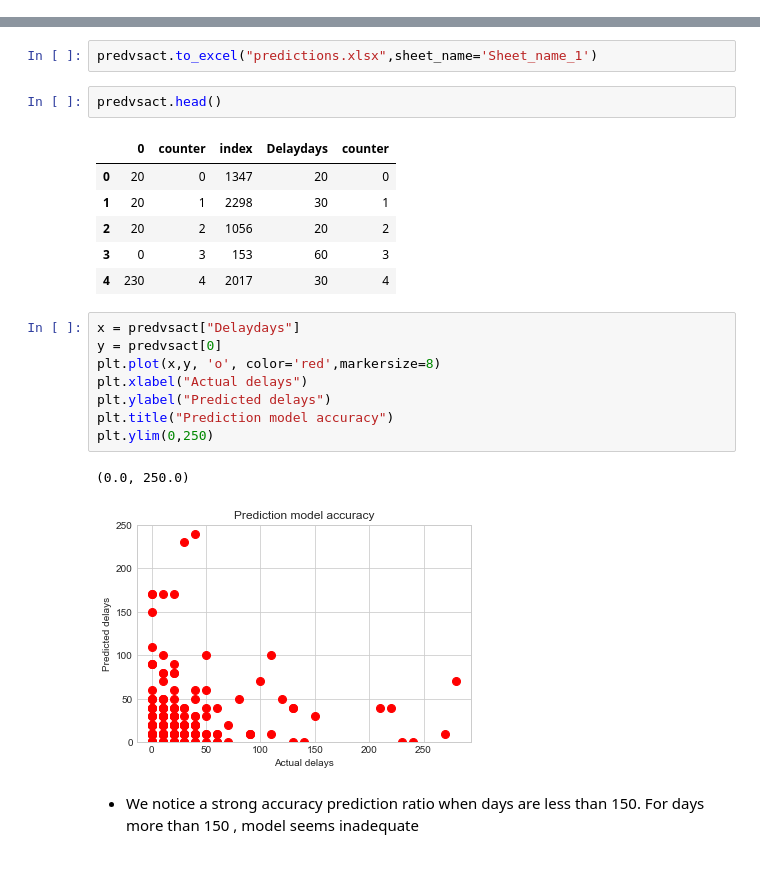
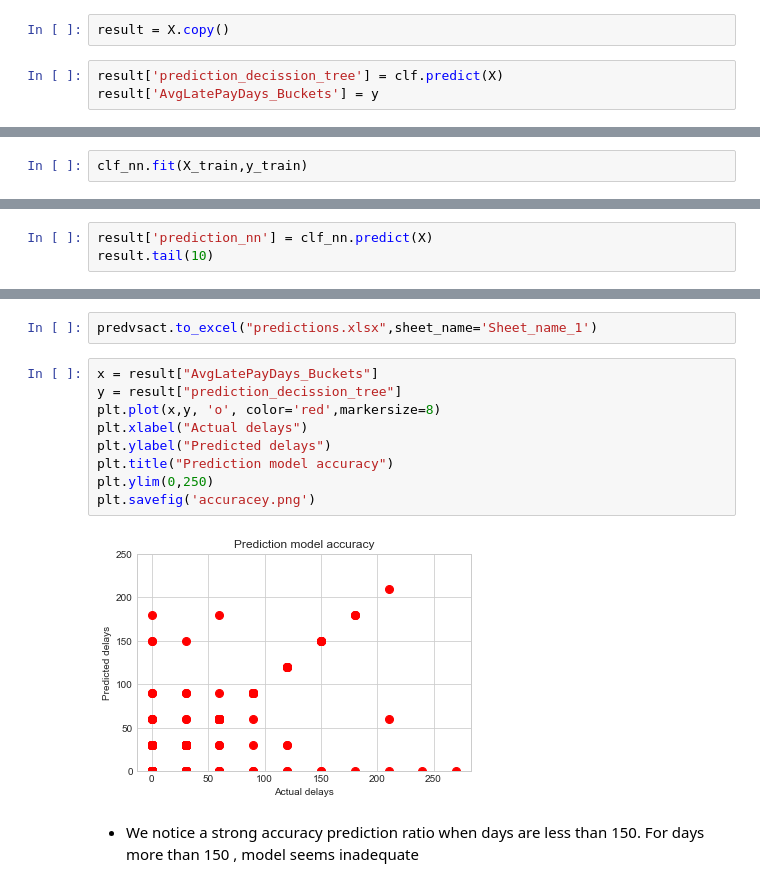
Before and after one commit to s610917/ProjectML, a Jupyter notebook: DelayPayments_prediction.ipynb, the cells around one changed output, grey strips where cells are left out. Saved outputs shown, nothing was run; the diff lists cells and outputs as text.

```diff
--- a/DelayPayments_prediction.ipynb
+++ b/DelayPayments_prediction.ipynb
@@ -202,0 +246,5 @@ array([[23, 16, 11,  3,  4,  3,  1,  0,  0,  3,  0,  1,  0,  0,  0,  1,
+# %%
+result = X.copy()
+# %%
+result['prediction_decission_tree'] = clf.predict(X)
+result['AvgLatePayDays_Buckets'] = y
@@ -206,0 +279,2 @@ cross_val_score(clf_nn, X,y)
+# %%
+clf_nn.fit(X_train,y_train)
@@ -206,0 +308,3 @@ cross_val_score(clf_nn, X,y)
+# %%
+result['prediction_nn'] = clf_nn.predict(X)
+result.tail(10)
@@ -244,25 +350,16 @@ predvsact = pd.concat([dayspredict,daysdelay], axis=1)
 pip install openpyxl
 # %%
 predvsact.to_excel("predictions.xlsx",sheet_name='Sheet_name_1')
-# %%
-predvsact.head()
-# %% [output]
-|  | 0 | counter | index | Delaydays | counter |
-| 0 | 20 | 0 | 1347 | 20 | 0 |
-| 1 | 20 | 1 | 2298 | 30 | 1 |
-| 2 | 20 | 2 | 1056 | 20 | 2 |
-| 3 | 0 | 3 | 153 | 60 | 3 |
-| 4 | 230 | 4 | 2017 | 30 | 4 |
 # %%
-x = predvsact["Delaydays"]
-y = predvsact[0]
+x = result["AvgLatePayDays_Buckets"]
+y = result["prediction_decission_tree"]
 plt.plot(x,y, 'o', color='red',markersize=8)
 plt.xlabel("Actual delays")
 plt.ylabel("Predicted delays")
 plt.title("Prediction model accuracy")
 plt.ylim(0,250)
+plt.savefig('accuracey.png')
 # %% [output]
-(0.0, 250.0)
-[figure, old version]
+[figure, new version]
 # %% [markdown]
 * We notice a strong accuracy prediction ratio when days are less than 150. For days more than 150 , model seems inadequate
```
Also changed, not shown: parts of 38 cells of this notebook.
